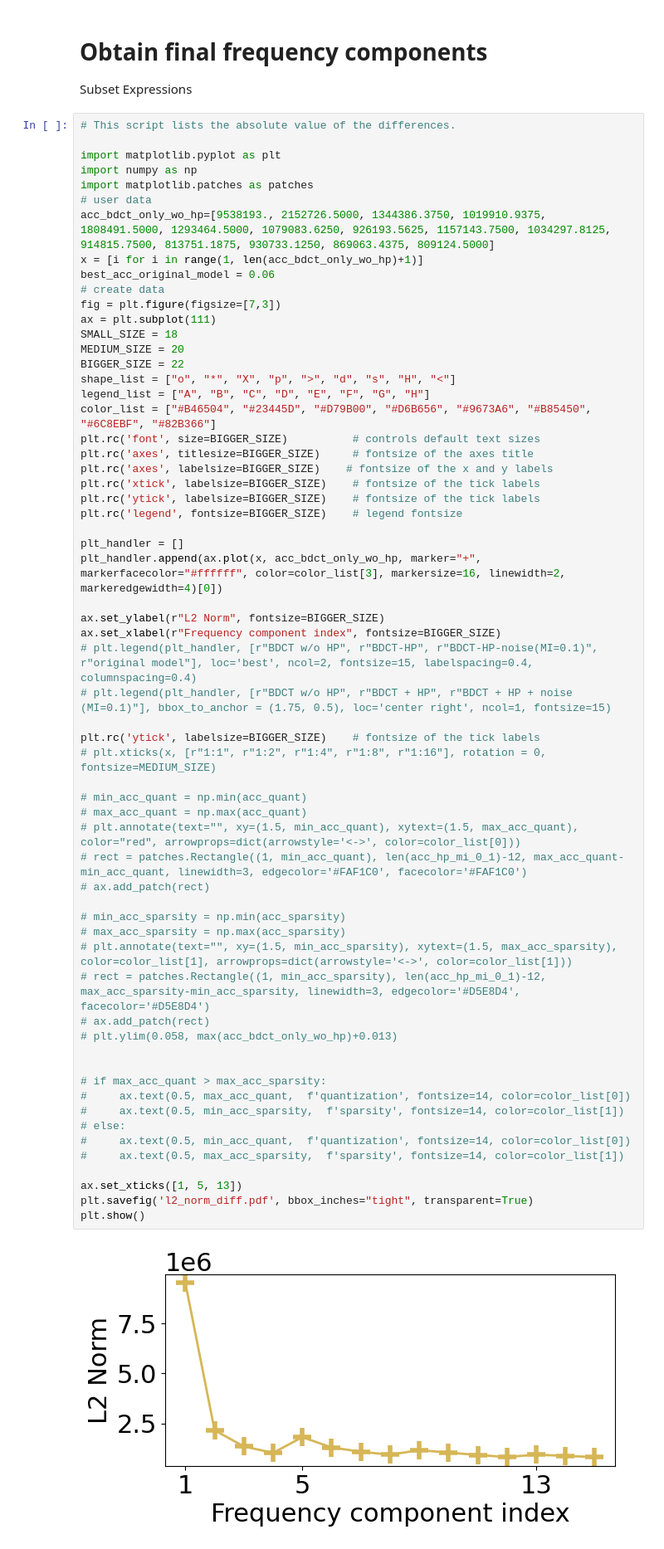
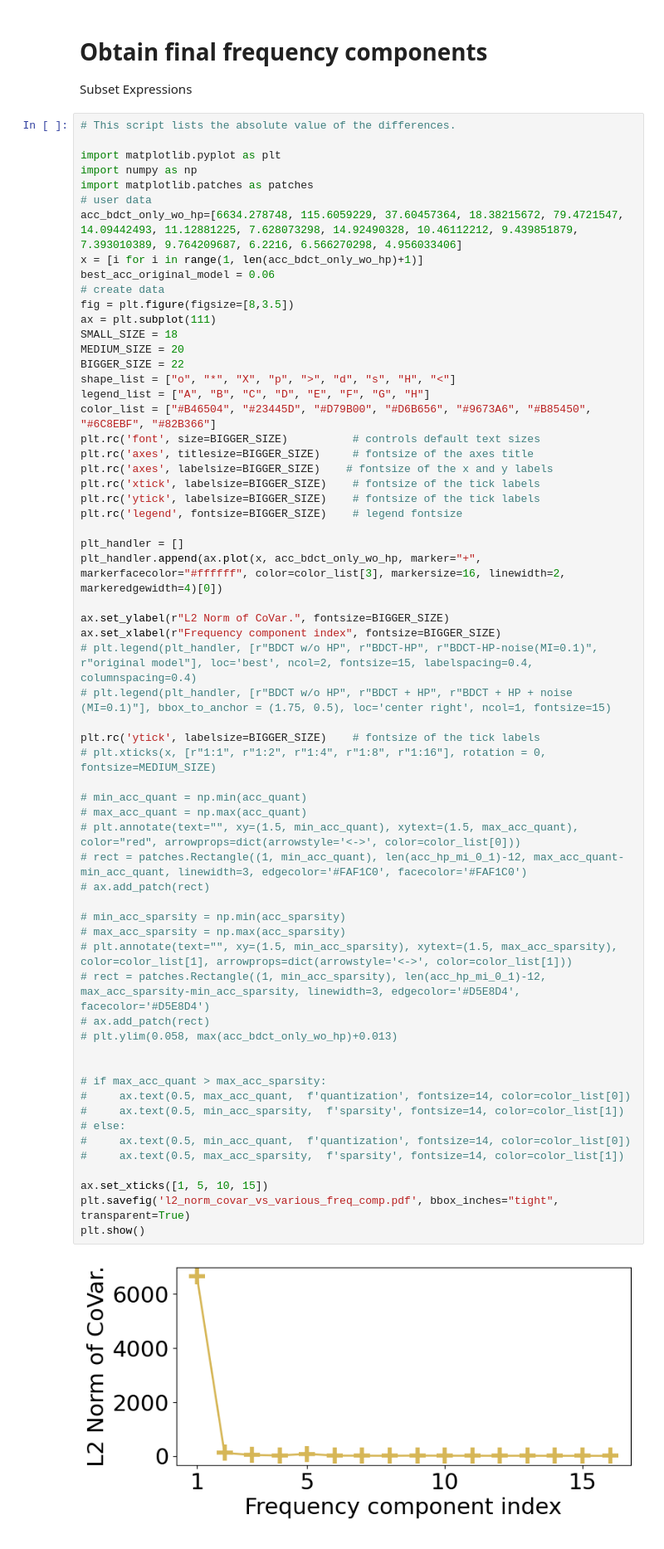
Before and after one commit to georgia-tech-synergy-lab/Privatar, a Jupyter notebook: custom_scripts/figure_drawer/results_fig.ipynb, the cells around one changed output. Shown at 83% size. Saved outputs shown, nothing was run; the diff lists cells and outputs as text.

```diff
--- a/custom_scripts/figure_drawer/results_fig.ipynb
+++ b/custom_scripts/figure_drawer/results_fig.ipynb
@@ -338,11 +627,11 @@ import matplotlib.pyplot as plt
 import numpy as np
 import matplotlib.patches as patches
 # user data
-acc_bdct_only_wo_hp=[9538193., 2152726.5000, 1344386.3750, 1019910.9375, 1808491.5000, 1293464.5000, 1079083.6250, 926193.5625, 1157143.7500, 1034297.8125, 914815.7500, 813751.1875, 930733.1250, 869063.4375, 809124.5000]
+acc_bdct_only_wo_hp=[6634.278748, 115.6059229, 37.60457364, 18.38215672, 79.4721547, 14.09442493, 11.12881225, 7.628073298, 14.92490328, 10.46112212, 9.439851879, 7.393010389, 9.764209687, 6.2216, 6.566270298, 4.956033406]
 x = [i for i in range(1, len(acc_bdct_only_wo_hp)+1)]
 best_acc_original_model = 0.06
 # create data
-fig = plt.figure(figsize=[7,3])
+fig = plt.figure(figsize=[8,3.5])
 ax = plt.subplot(111)
 SMALL_SIZE = 18
 MEDIUM_SIZE = 20
@@ -360,40 +649,40 @@ plt.rc('legend', fontsize=BIGGER_SIZE)    # legend fontsize
 plt_handler = []
 plt_handler.append(ax.plot(x, acc_bdct_only_wo_hp, marker="+", markerfacecolor="#ffffff", color=color_list[3], markersize=16, linewidth=2, markeredgewidth=4)[0])
 
-ax.set_ylabel(r"L2 Norm", fontsize=BIGGER_SIZE)
+ax.set_ylabel(r"L2 Norm of CoVar.", fontsize=BIGGER_SIZE)
 ax.set_xlabel(r"Frequency component index", fontsize=BIGGER_SIZE)
 # plt.legend(plt_handler, [r"BDCT w/o HP", r"BDCT-HP", r"BDCT-HP-noise(MI=0.1)", r"original model"], loc='best', ncol=2, fontsize=15, labelspacing=0.4, columnspacing=0.4)
 # plt.legend(plt_handler, [r"BDCT w/o HP", r"BDCT + HP", r"BDCT + HP + noise (MI=0.1)"], bbox_to_anchor = (1.75, 0.5), loc='center right', ncol=1, fontsize=15)
 
 plt.rc('ytick', labelsize=BIGGER_SIZE)    # fontsize of the tick labels
 # plt.xticks(x, [r"1:1", r"1:2", r"1:4", r"1:8", r"1:16"], rotation = 0,  fontsize=MEDIUM_SIZE)
 
 # min_acc_quant = np.min(acc_quant)
 # max_acc_quant = np.max(acc_quant)
 # plt.annotate(text="", xy=(1.5, min_acc_quant), xytext=(1.5, max_acc_quant), color="red", arrowprops=dict(arrowstyle='<->', color=color_list[0]))
 # rect = patches.Rectangle((1, min_acc_quant), len(acc_hp_mi_0_1)-12, max_acc_quant-min_acc_quant, linewidth=3, edgecolor='#FAF1C0', facecolor='#FAF1C0')
 # ax.add_patch(rect)
 
 # min_acc_sparsity = np.min(acc_sparsity)
 # max_acc_sparsity = np.max(acc_sparsity)
 # plt.annotate(text="", xy=(1.5, min_acc_sparsity), xytext=(1.5, max_acc_sparsity), color=color_list[1], arrowprops=dict(arrowstyle='<->', color=color_list[1]))
 # rect = patches.Rectangle((1, min_acc_sparsity), len(acc_hp_mi_0_1)-12, max_acc_sparsity-min_acc_sparsity, linewidth=3, edgecolor='#D5E8D4', facecolor='#D5E8D4')
 # ax.add_patch(rect)
 # plt.ylim(0.058, max(acc_bdct_only_wo_hp)+0.013)
 
 
 # if max_acc_quant > max_acc_sparsity:
 #     ax.text(0.5, max_acc_quant,  f'quantization', fontsize=14, color=color_list[0])
 #     ax.text(0.5, min_acc_sparsity,  f'sparsity', fontsize=14, color=color_list[1])
 # else:
 #     ax.text(0.5, min_acc_quant,  f'quantization', fontsize=14, color=color_list[0])
 #     ax.text(0.5, max_acc_sparsity,  f'sparsity', fontsize=14, color=color_list[1])
 
-ax.set_xticks([1, 5, 13])
-plt.savefig('l2_norm_diff.pdf', bbox_inches="tight", transparent=True)
+ax.set_xticks([1, 5, 10, 15])
+plt.savefig('l2_norm_covar_vs_various_freq_comp.pdf', bbox_inches="tight", transparent=True)
 plt.show()
 # %% [output]
-[figure, old version]
+[figure, new version]
 # %%
 acc_bdct_only_wo_hp=[9538193., 2152726.5000, 1344386.3750, 1019910.9375, 1808491.5000, 1293464.5000, 1079083.6250, 926193.5625, 1157143.7500, 1034297.8125, 914815.7500, 813751.1875, 930733.1250, 869063.4375, 809124.5000]
 print(len(acc_bdct_only_wo_hp))
```
Also changed, not shown: parts of 7 cells of this notebook, 19 other files.
